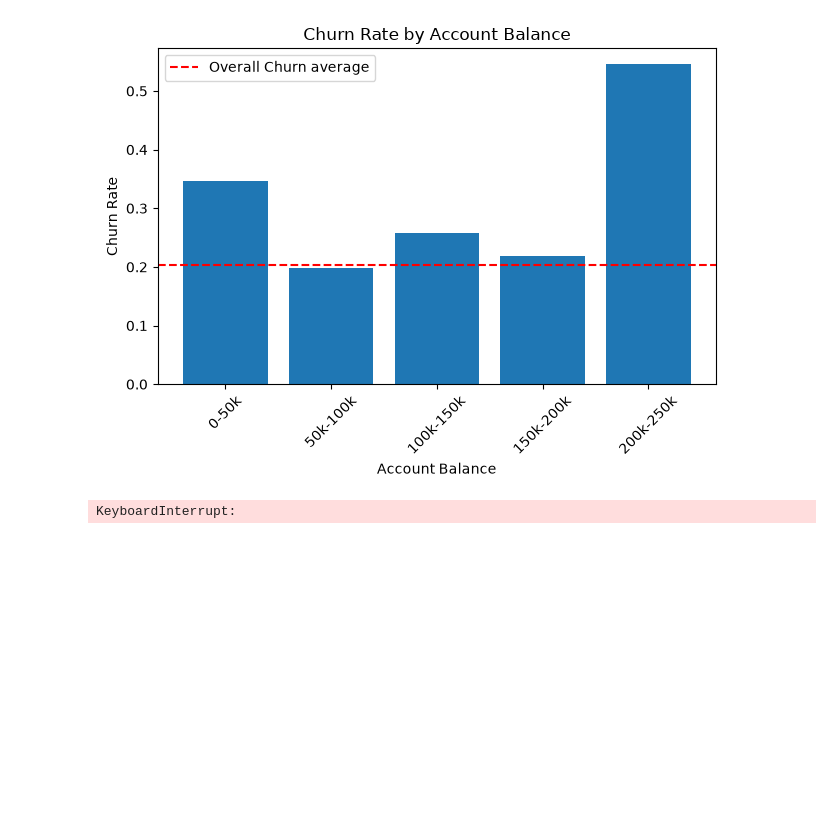
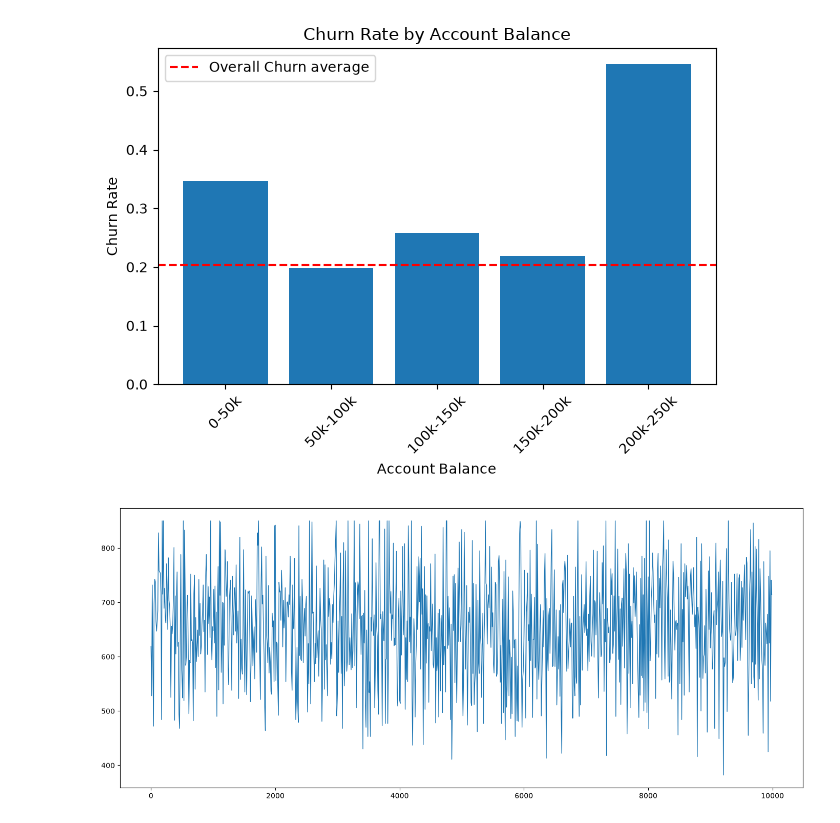
Before and after one commit to olaoluwacode/UD_Customer_Churn_Prediction, a Jupyter notebook: eda.ipynb, the cells around one changed output. Cells and saved outputs as stored; diff of their text form; code cells hidden in the pictures; blank space fills up the shorter version.

Commit message:
analysing the Credit score

```diff
--- a/eda.ipynb
+++ b/eda.ipynb
@@ -315,13 +315,16 @@ balance_bucket
 Name: Exited, dtype: float64
 [figure]
 # %%
-# plotting the distribution of customers churn with respect to tenure
 
-da.groupby("Balance")["Exited"].mean().plot(kind='bar')
-plt.ylabel('Exited Rate')
-plt.xlabel('Balance')
-plt.axhline(da['Exited'].mean(), color='red', linestyle='--', label='Overall Churn average')
-plt.legend()
+df_sample = da.iloc[::10]
+
+df_sample["CreditScore"].plot(
+    kind="line",
+    figsize=(14, 6),
+    linewidth=1
+)
+
+plt.tight_layout()
 plt.show()
 # %% [output]
-KeyboardInterrupt:
+[figure, added]
```
Also changed, not shown: parts of 3 cells of this notebook.
